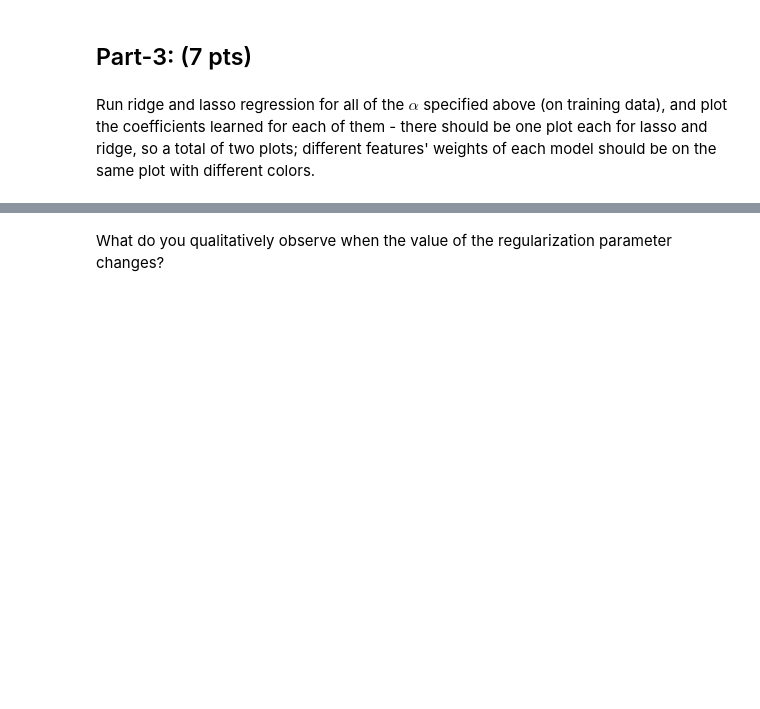
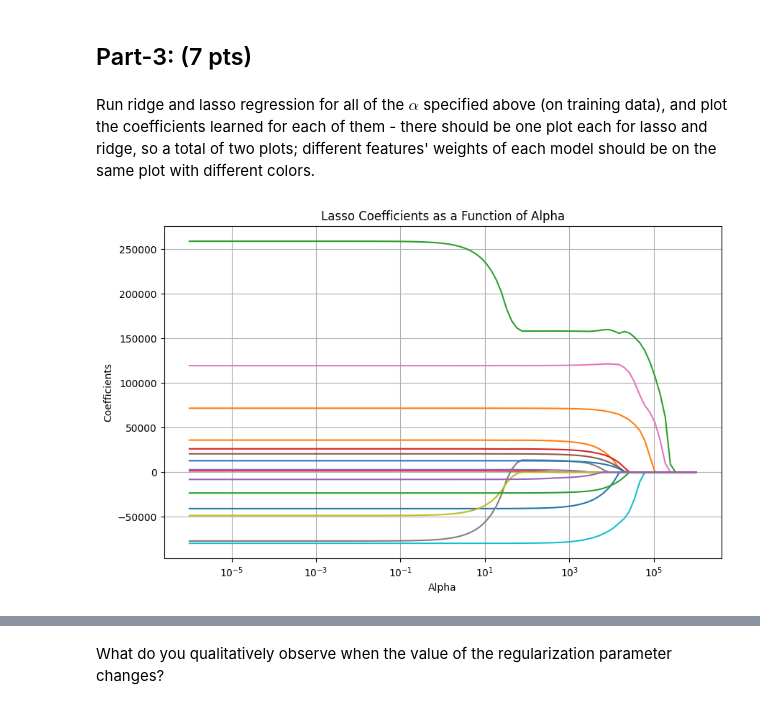
Before and after one commit to biagi0/biagi0, a Jupyter notebook: HW1.ipynb, the cells around one changed output, grey strips where cells are left out. Cells and saved outputs as stored; diff of their text form; code cells hidden in the pictures; blank space fills up the shorter version.

```diff
--- a/HW1.ipynb
+++ b/HW1.ipynb
@@ -165,12 +270,12 @@ n_folds = None
 # %%
 # Create KFold from sklearn
 ##  START CODE  ## (1 line of code)
-k_fold = None
+k_fold = KFold(n_splits=n_folds)
 ##  END CODE    ##
 # %%
 #Define the alphas as defined in the question
 ##  START CODE  ## (1 line of code)
-alphas = None
+alphas = 10**np.linspace(-6, 6, 100)
 ##  END CODE    ##
 
 lasso_avg_mse = {}
@@ -212,22 +327,30 @@ for alpha in alphas:
 
   #Instantiate a ridge model with the current alpha
   ##  START CODE  ## (1 line of code)
+  ridge_model = linear_model.Ridge(alpha=alpha)
   ##  END CODE    ##
 
-  avg_mse = 0
+  R_avg_mse = 0
 
   for k, (train, test) in enumerate(k_fold.split(Xscaled_train, y_train)):
 
     #Fit the scaled training data to the ridge model
     ## START CODE ## (1 line of code)
+    ridge_model.fit(Xscaled_train.iloc[train], y_train[train])
     ## END CODE ##
+
+    # Predict on the test set
+    y_pred = ridge_model.predict(Xscaled_train.iloc[test])
 
     #Calculate the average mean sqaured error
     ##  START CODE  ## (1 line of code)
+    mse = mean_squared_error(y_train[test], y_pred)
     ##  END CODE    ##
 
+    R_avg_mse += mse
+
   # Take the average mean squared error as metric
-  ridge_avg_mse[alpha] = avg_mse / n_folds
+  ridge_avg_mse[alpha] = R_avg_mse / n_folds
 # %%
 # Find the best value for alpha with minimum mean squared error
 ##  START CODE  ## (1 line of code)
@@ -249,12 +375,15 @@ coefs = []
 for a in alphas:
   #Specify current alpha as parameter for the lasso model
   ## START CODE ## (1 line of code)
+  lasso.set_params(alpha=a)
   ## END CODE ##
 
   #Fit the training data to the lasso model
   ## START CODE ## (1 line of code)
+  lasso.fit(Xscaled_train, y_train)
   ## END CODE ##
 
   #Store learned coefficients in the coef variable
   ## START CODE ## (1 line of code)
+  coefs.append(lasso.coef_)
   ## END CODE ##
@@ -265,3 +390,29 @@ for a in alphas:
+# %%
+# Write the code to make the plot for coefficients learned from lasso
+## START CODE ##
+# Plot the coefficients as a function of alpha
+plt.figure(figsize=(10, 6))
+
+# Transpose the coefs array to get each coefficient across all alphas
+ax = plt.gca()
+plt.plot(alphas, coefs)
+
+# Log scale for alpha (because alpha spans multiple orders of magnitude)
+ax.set_xscale('log')
+
+# Label the axes
+plt.xlabel('Alpha')
+plt.ylabel('Coefficients')
+
+# Title for the plot
+plt.title('Lasso Coefficients as a Function of Alpha')
+
+# Display grid and make the plot readable
+plt.grid(True)
+plt.show()
+## END CODE ##
+# %% [output]
+[figure, added]
 # %%
 # Ridge Regression
 
```
Also changed, not shown: parts of 29 cells of this notebook.
